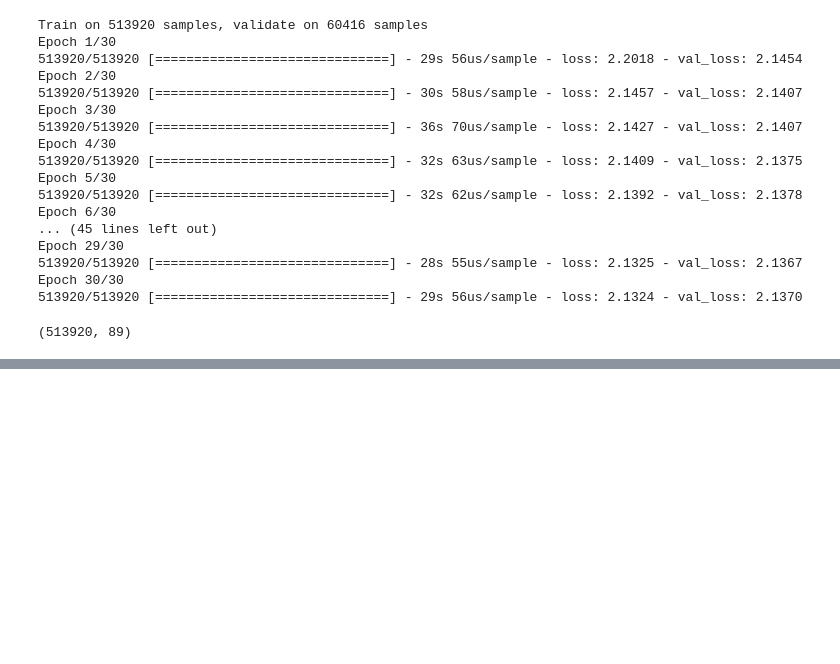
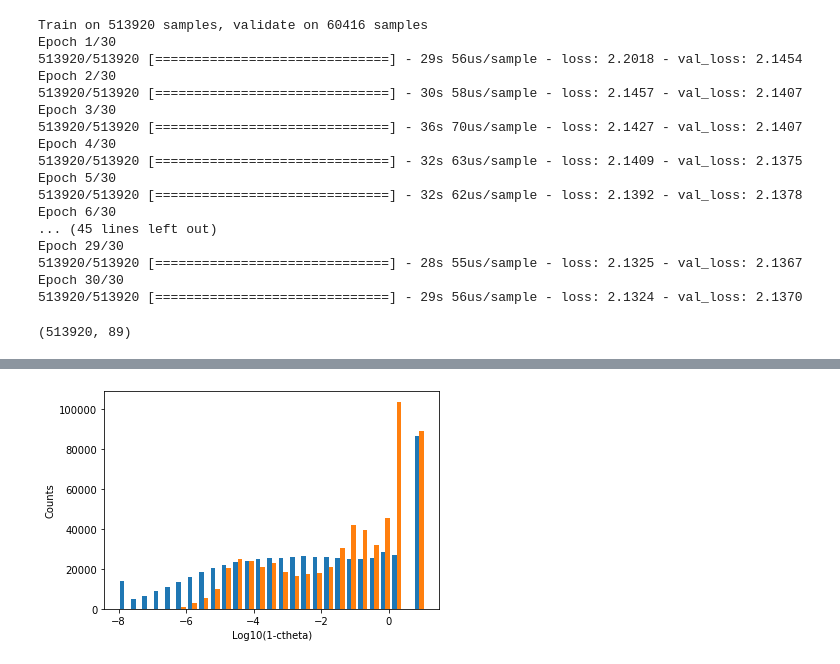
Before and after one commit to jaredaevans/Hadronizer, a Jupyter notebook: HadronizationNN.ipynb, the cells around one changed output, grey strips where cells are left out. Drawn from its saved outputs; the diff is of its cells as text; code cells hidden in the pictures; blank space fills up the shorter version.

```diff
--- a/HadronizationNN.ipynb
+++ b/HadronizationNN.ipynb
@@ -592,0 +703,7 @@ yf_train.shape
+# %%
+plt.hist((cthe,cthe_new),bins=27)
+plt.xlabel("Log10(1-ctheta)")
+plt.ylabel("Counts")
+plt.show()
+# %% [output]
+[figure, added]
```
Also changed, not shown: parts of 27 cells of this notebook, 1 other file.
